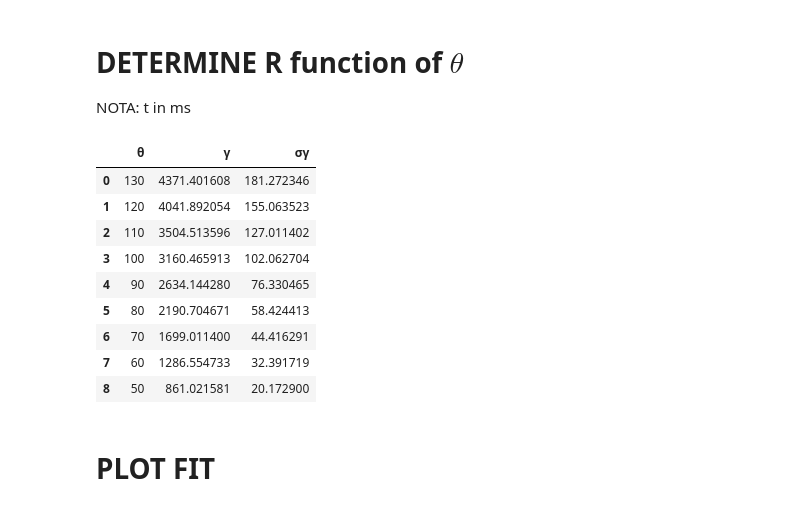
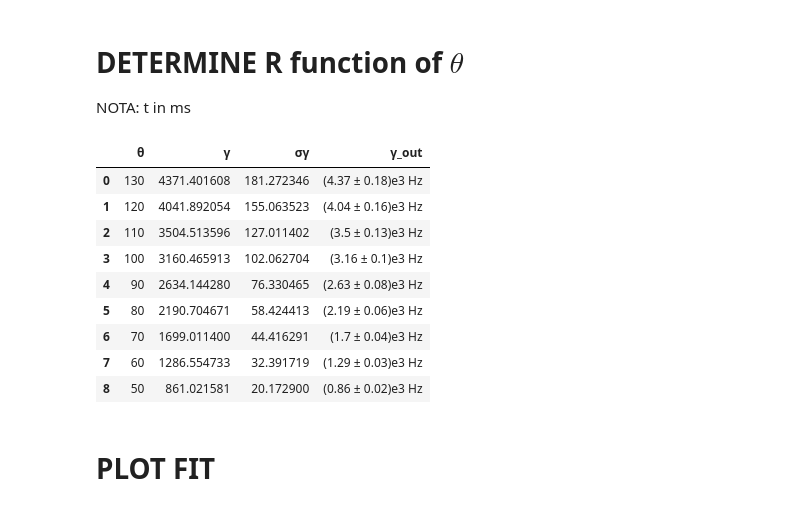
Before and after one commit to chiara22codini/LaboratorioBiofisica, a Jupyter notebook: SCATTERING/R_function_of_teta.ipynb, the cells around one changed output. Cells and saved outputs as stored; diff of their text form; code cells hidden in the pictures.

```diff
--- a/SCATTERING/R_function_of_teta.ipynb
+++ b/SCATTERING/R_function_of_teta.ipynb
@@ -81,21 +85,39 @@ for key in data.keys():
 
 GAMMA = np.array(GAMMA)
 sigmaGAMMA = np.array(sigmaGAMMA)
-
-# print gamma teta:
-gammateta = pd.DataFrame({'θ':TETA,'γ':GAMMA,'σγ':sigmaGAMMA})
-display(gammateta)
-# %% [output]
-|  | θ | γ | σγ |
-| 0 | 130 | 4371.401608 | 181.272346 |
-| 1 | 120 | 4041.892054 | 155.063523 |
-| 2 | 110 | 3504.513596 | 127.011402 |
-| 3 | 100 | 3160.465913 | 102.062704 |
-| 4 | 90 | 2634.144280 | 76.330465 |
-| 5 | 80 | 2190.704671 | 58.424413 |
-| 6 | 70 | 1699.011400 | 44.416291 |
-| 7 | 60 | 1286.554733 | 32.391719 |
-| 8 | 50 | 861.021581 | 20.172900 |
+# %%
+# print gamma teta:
+GAMMAFVAL = [final_val(g,sg,2,3,'Hz') for g,sg in zip(GAMMA,sigmaGAMMA)]
+gammateta = pd.DataFrame({'θ':TETA,'γ':GAMMA,'σγ':sigmaGAMMA,'γ_out':GAMMAFVAL})
+display(gammateta)
+
+# fig = go.Figure(data=go.Table(dict(
+#     header=dict(values=list(gammateta.columns)),
+#     cells=dict(values=[gammateta.θ, gammateta.γ, gammateta.σγ, gammateta.γ_out])
+# )),
+# layout = go.Layout(
+#   margin=go.layout.Margin(
+#         l=0, #left margin
+#         r=0, #right margin
+#         b=0, #bottom margin
+#         t=0, #top margin
+#     )
+# ))
+# fig.update_layout(
+#         margin={'t':0,'l':0,'b':0,'r':0}
+#     )
+# fig.show()
+# %% [output]
+|  | θ | γ | σγ | γ_out |
+| 0 | 130 | 4371.401608 | 181.272346 | (4.37 ± 0.18)e3 Hz |
+| 1 | 120 | 4041.892054 | 155.063523 | (4.04 ± 0.16)e3 Hz |
+| 2 | 110 | 3504.513596 | 127.011402 | (3.5 ± 0.13)e3 Hz |
+| 3 | 100 | 3160.465913 | 102.062704 | (3.16 ± 0.1)e3 Hz |
+| 4 | 90 | 2634.144280 | 76.330465 | (2.63 ± 0.08)e3 Hz |
+| 5 | 80 | 2190.704671 | 58.424413 | (2.19 ± 0.06)e3 Hz |
+| 6 | 70 | 1699.011400 | 44.416291 | (1.7 ± 0.04)e3 Hz |
+| 7 | 60 | 1286.554733 | 32.391719 | (1.29 ± 0.03)e3 Hz |
+| 8 | 50 | 861.021581 | 20.172900 | (0.86 ± 0.02)e3 Hz |
 # %% [markdown]
 # PLOT FIT
 # %%
```
Also changed, not shown: parts of 9 cells of this notebook, 2 other files.
